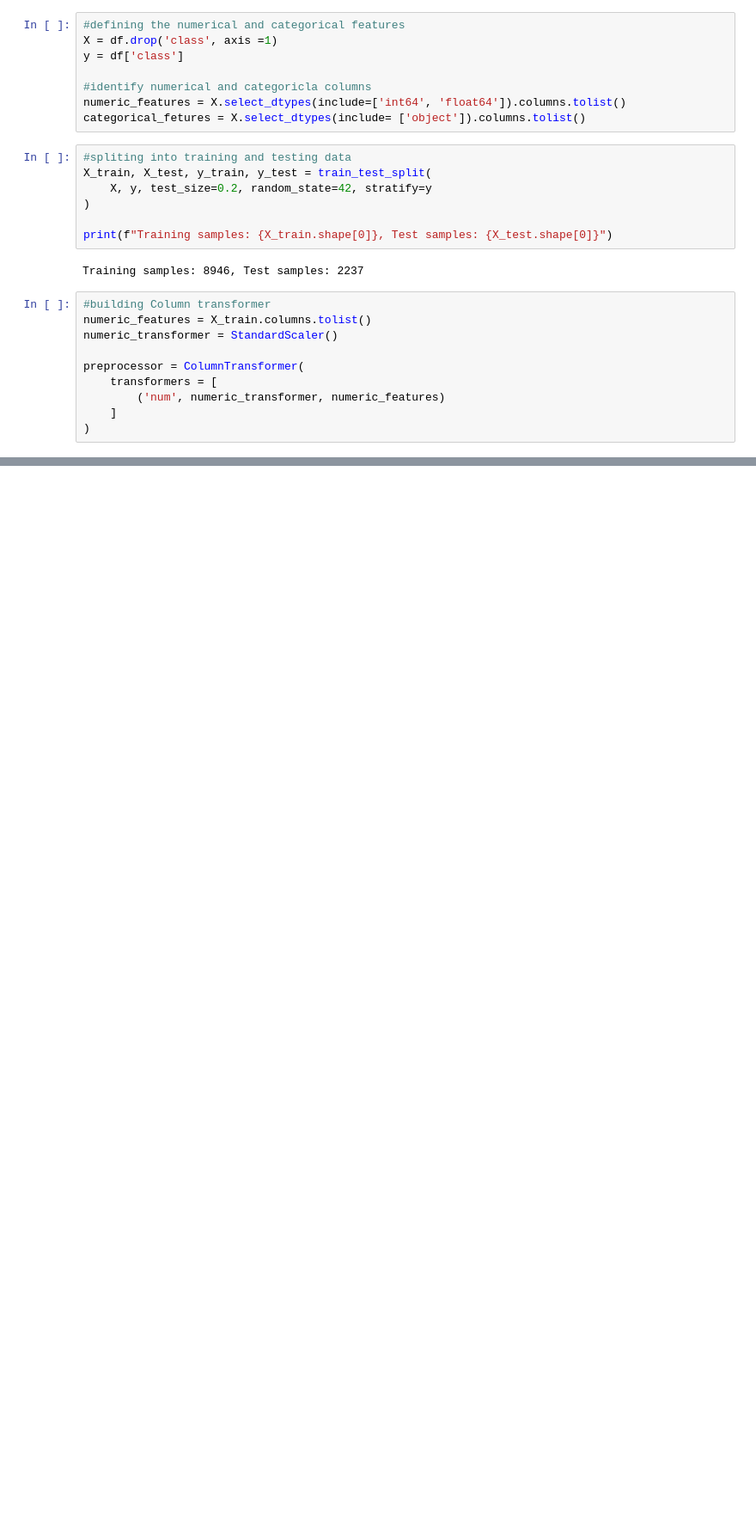
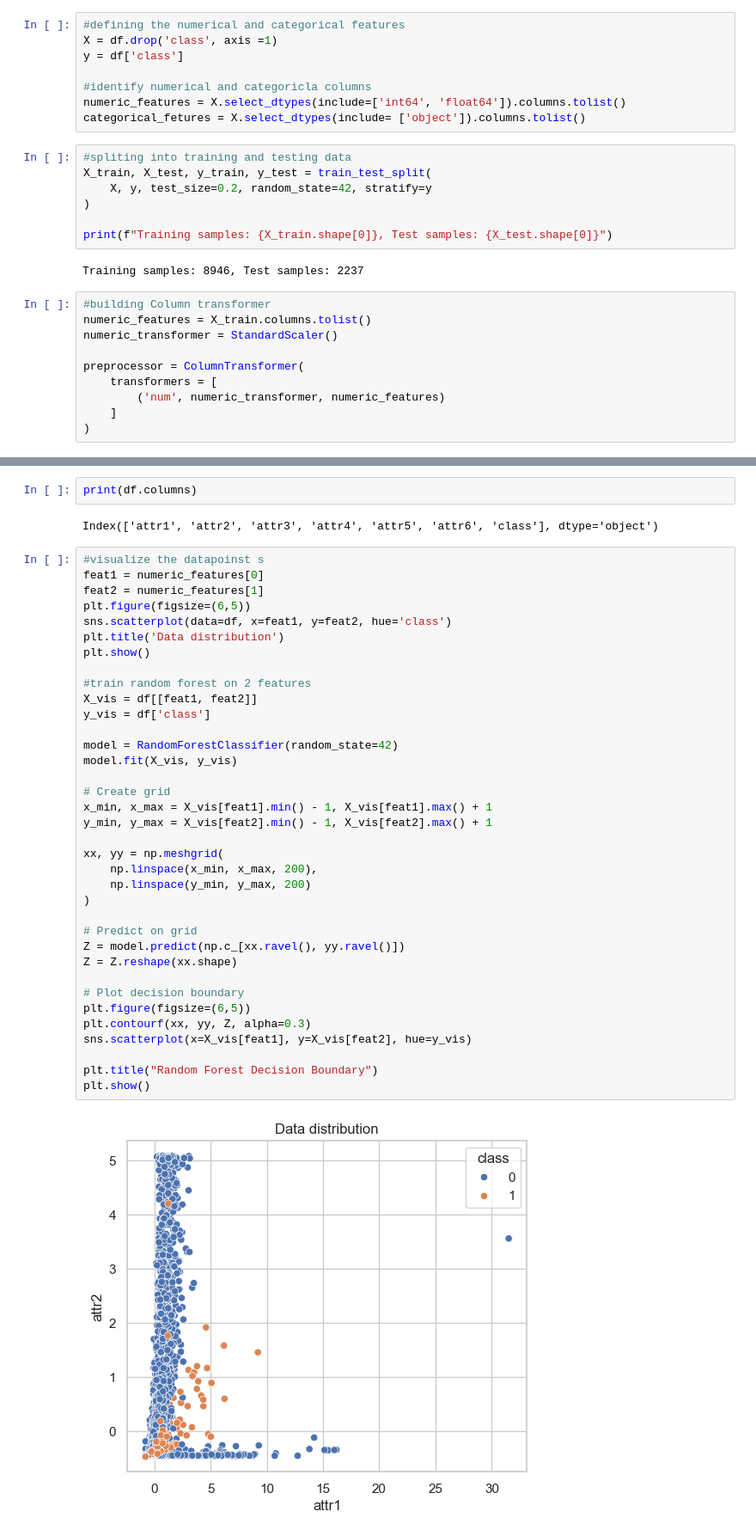
Before and after one commit to patrusgrg/MATH4650_SP_2026_P02_G02_Gurung, a Jupyter notebook: notebooks/imbalance.ipynb, the cells around one changed output, grey strips where cells are left out. Shown at 86% size. Cells and saved outputs as stored; diff of their text form; blank space fills up the shorter version.

```diff
--- a/notebooks/imbalance.ipynb
+++ b/notebooks/imbalance.ipynb
@@ -132,3 +135,45 @@ print("Mean F1 score:", np.mean(scores))
 # %% [output]
 5-Fold CV F1 scores: [0.68571429 0.64615385 0.71875    0.63636364 0.66666667]
 Mean F1 score: 0.6707296869796869
+# %%
+print(df.columns)
+# %% [output]
+Index(['attr1', 'attr2', 'attr3', 'attr4', 'attr5', 'attr6', 'class'], dtype='object')
+# %%
+#visualize the datapoinst s
+feat1 = numeric_features[0]
+feat2 = numeric_features[1]
+plt.figure(figsize=(6,5))
+sns.scatterplot(data=df, x=feat1, y=feat2, hue='class')
+plt.title('Data distribution')
+plt.show()
+
+#train random forest on 2 features
+X_vis = df[[feat1, feat2]]
+y_vis = df['class']
+
+model = RandomForestClassifier(random_state=42)
+model.fit(X_vis, y_vis)
+
+# Create grid
+x_min, x_max = X_vis[feat1].min() - 1, X_vis[feat1].max() + 1
+y_min, y_max = X_vis[feat2].min() - 1, X_vis[feat2].max() + 1
+
+xx, yy = np.meshgrid(
+    np.linspace(x_min, x_max, 200),
+    np.linspace(y_min, y_max, 200)
+)
+
+# Predict on grid
+Z = model.predict(np.c_[xx.ravel(), yy.ravel()])
+Z = Z.reshape(xx.shape)
+
+# Plot decision boundary
+plt.figure(figsize=(6,5))
+plt.contourf(xx, yy, Z, alpha=0.3)
+sns.scatterplot(x=X_vis[feat1], y=X_vis[feat2], hue=y_vis)
+
+plt.title("Random Forest Decision Boundary")
+plt.show()
+# %% [output]
+[figure, added]
```
Also changed, not shown: parts of 15 cells of this notebook.
